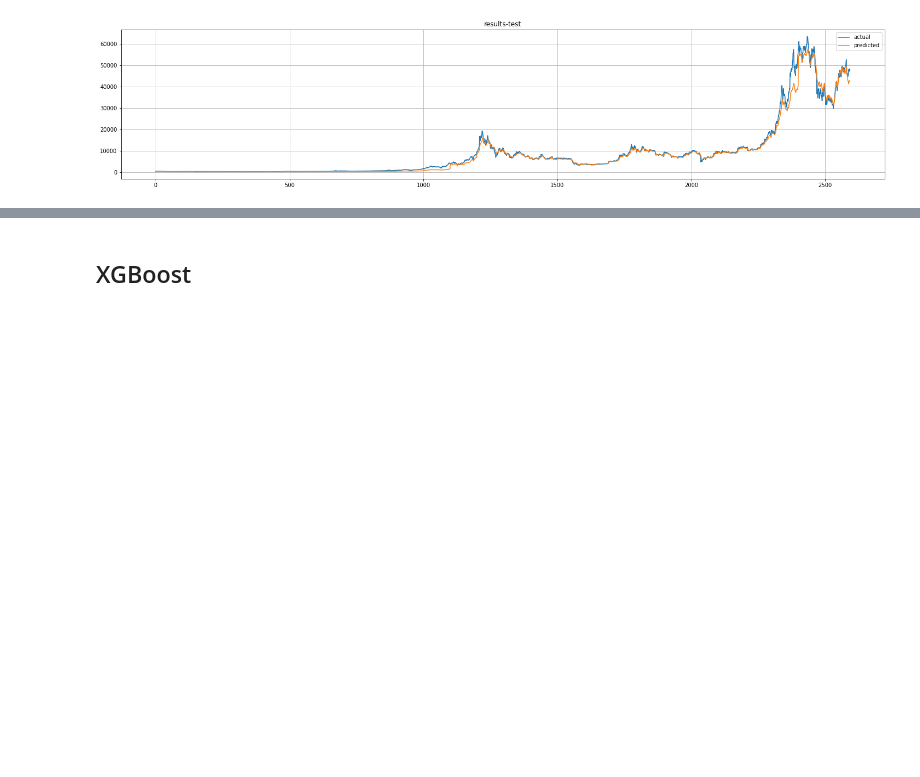
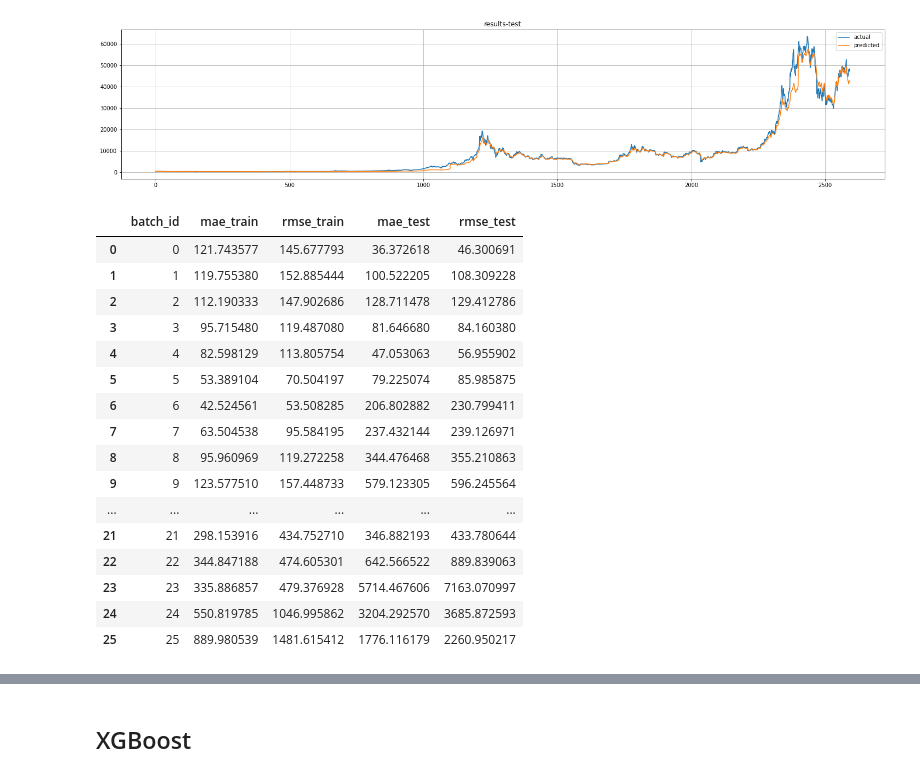
Before and after one commit to rohansawant7978/bitcoin-price-forecasting, a Jupyter notebook: 05_Modelling_Next_Day_Price.ipynb, the cells around one changed output, grey strips where cells are left out. Cells and saved outputs as stored; diff of their text form; code cells hidden in the pictures; blank space fills up the shorter version.

```diff
--- a/05_Modelling_Next_Day_Price.ipynb
+++ b/05_Modelling_Next_Day_Price.ipynb
@@ -255,3 +274,23 @@ svr_result_test_df.to_csv('/content/drive/MyDrive/Self Case studies/CS01 Bitcoin
 plot_results(svr_y_test_array,svr_y_test_pred_array,'results-test')
 # %% [output]
 [figure]
+# %%
+svr_result_metrics_df
+# %% [output]
+|  | batch_id | mae_train | rmse_train | mae_test | rmse_test |
+| 0 | 0 | 121.743577 | 145.677793 | 36.372618 | 46.300691 |
+| 1 | 1 | 119.755380 | 152.885444 | 100.522205 | 108.309228 |
+| 2 | 2 | 112.190333 | 147.902686 | 128.711478 | 129.412786 |
+| 3 | 3 | 95.715480 | 119.487080 | 81.646680 | 84.160380 |
+| 4 | 4 | 82.598129 | 113.805754 | 47.053063 | 56.955902 |
+| 5 | 5 | 53.389104 | 70.504197 | 79.225074 | 85.985875 |
+| 6 | 6 | 42.524561 | 53.508285 | 206.802882 | 230.799411 |
+| 7 | 7 | 63.504538 | 95.584195 | 237.432144 | 239.126971 |
+| 8 | 8 | 95.960969 | 119.272258 | 344.476468 | 355.210863 |
+| 9 | 9 | 123.577510 | 157.448733 | 579.123305 | 596.245564 |
+| ... | ... | ... | ... | ... | ... |
+| 21 | 21 | 298.153916 | 434.752710 | 346.882193 | 433.780644 |
+| 22 | 22 | 344.847188 | 474.605301 | 642.566522 | 889.839063 |
+| 23 | 23 | 335.886857 | 479.376928 | 5714.467606 | 7163.070997 |
+| 24 | 24 | 550.819785 | 1046.995862 | 3204.292570 | 3685.872593 |
+| 25 | 25 | 889.980539 | 1481.615412 | 1776.116179 | 2260.950217 |
```
Also changed, not shown: parts of 37 cells of this notebook.
